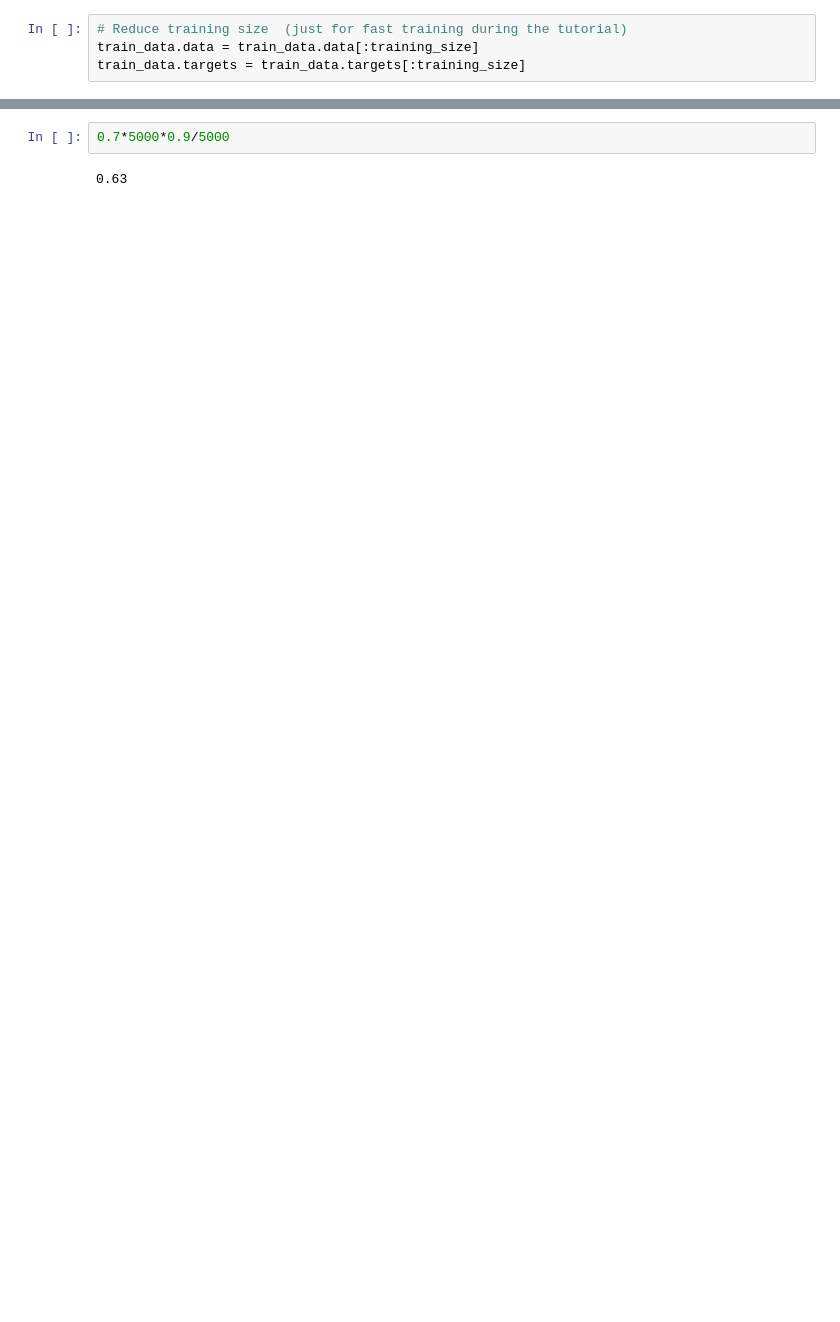
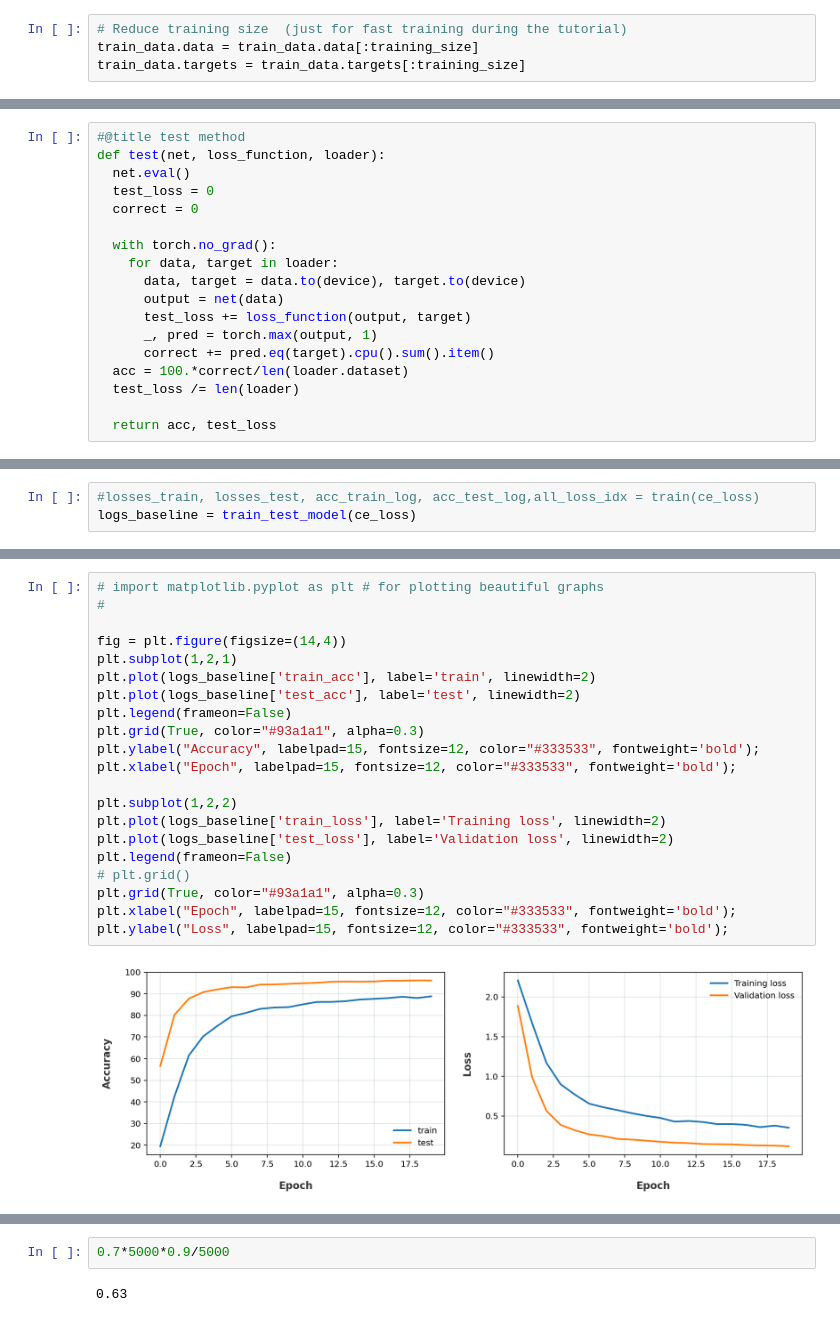
Before and after one commit to filipe-research/tutorial_noisylabels, a Jupyter notebook: codes/tutorial_sibgrapi20.ipynb, the cells around one changed output, grey strips where cells are left out. Drawn from its saved outputs; the diff is of its cells as text; blank space fills up the shorter version.

```diff
--- a/codes/tutorial_sibgrapi20.ipynb
+++ b/codes/tutorial_sibgrapi20.ipynb
@@ -341,0 +125,18 @@ array([0, 1, 2, 3, 4, 5, 6, 7, 8, 9])
+# %%
+#@title test method
+def test(net, loss_function, loader):
+  net.eval()
+  test_loss = 0
+  correct = 0
+
+  with torch.no_grad():
+    for data, target in loader:
+      data, target = data.to(device), target.to(device)
+      output = net(data)
+      test_loss += loss_function(output, target)
+      _, pred = torch.max(output, 1)
+      correct += pred.eq(target).cpu().sum().item()
+  acc = 100.*correct/len(loader.dataset)
+  test_loss /= len(loader)
+
+  return acc, test_loss
@@ -341,0 +229,3 @@ array([0, 1, 2, 3, 4, 5, 6, 7, 8, 9])
+# %%
+#losses_train, losses_test, acc_train_log, acc_test_log,all_loss_idx = train(ce_loss)
+logs_baseline = train_test_model(ce_loss)
@@ -341,0 +250,23 @@ array([0, 1, 2, 3, 4, 5, 6, 7, 8, 9])
+# %%
+# import matplotlib.pyplot as plt # for plotting beautiful graphs
+#
+
+fig = plt.figure(figsize=(14,4))
+plt.subplot(1,2,1)
+plt.plot(logs_baseline['train_acc'], label='train', linewidth=2)
+plt.plot(logs_baseline['test_acc'], label='test', linewidth=2)
+plt.legend(frameon=False)
+plt.grid(True, color="#93a1a1", alpha=0.3)
+plt.ylabel("Accuracy", labelpad=15, fontsize=12, color="#333533", fontweight='bold');
+plt.xlabel("Epoch", labelpad=15, fontsize=12, color="#333533", fontweight='bold');
+
+plt.subplot(1,2,2)
+plt.plot(logs_baseline['train_loss'], label='Training loss', linewidth=2)
+plt.plot(logs_baseline['test_loss'], label='Validation loss', linewidth=2)
+plt.legend(frameon=False)
+# plt.grid()
+plt.grid(True, color="#93a1a1", alpha=0.3)
+plt.xlabel("Epoch", labelpad=15, fontsize=12, color="#333533", fontweight='bold');
+plt.ylabel("Loss", labelpad=15, fontsize=12, color="#333533", fontweight='bold');
+# %% [output]
+[figure, added]
```
Also changed, not shown: parts of 84 cells of this notebook.
